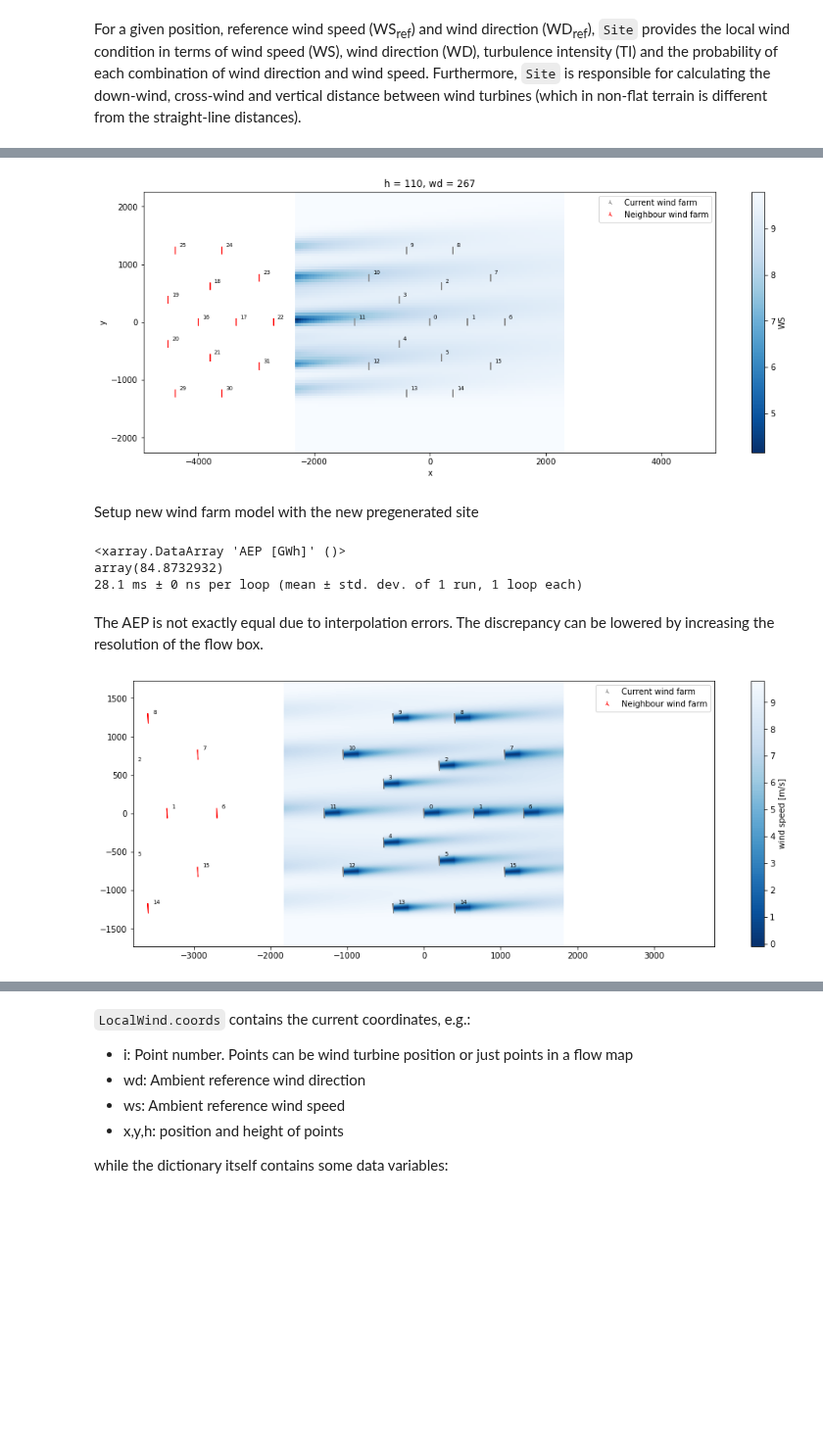
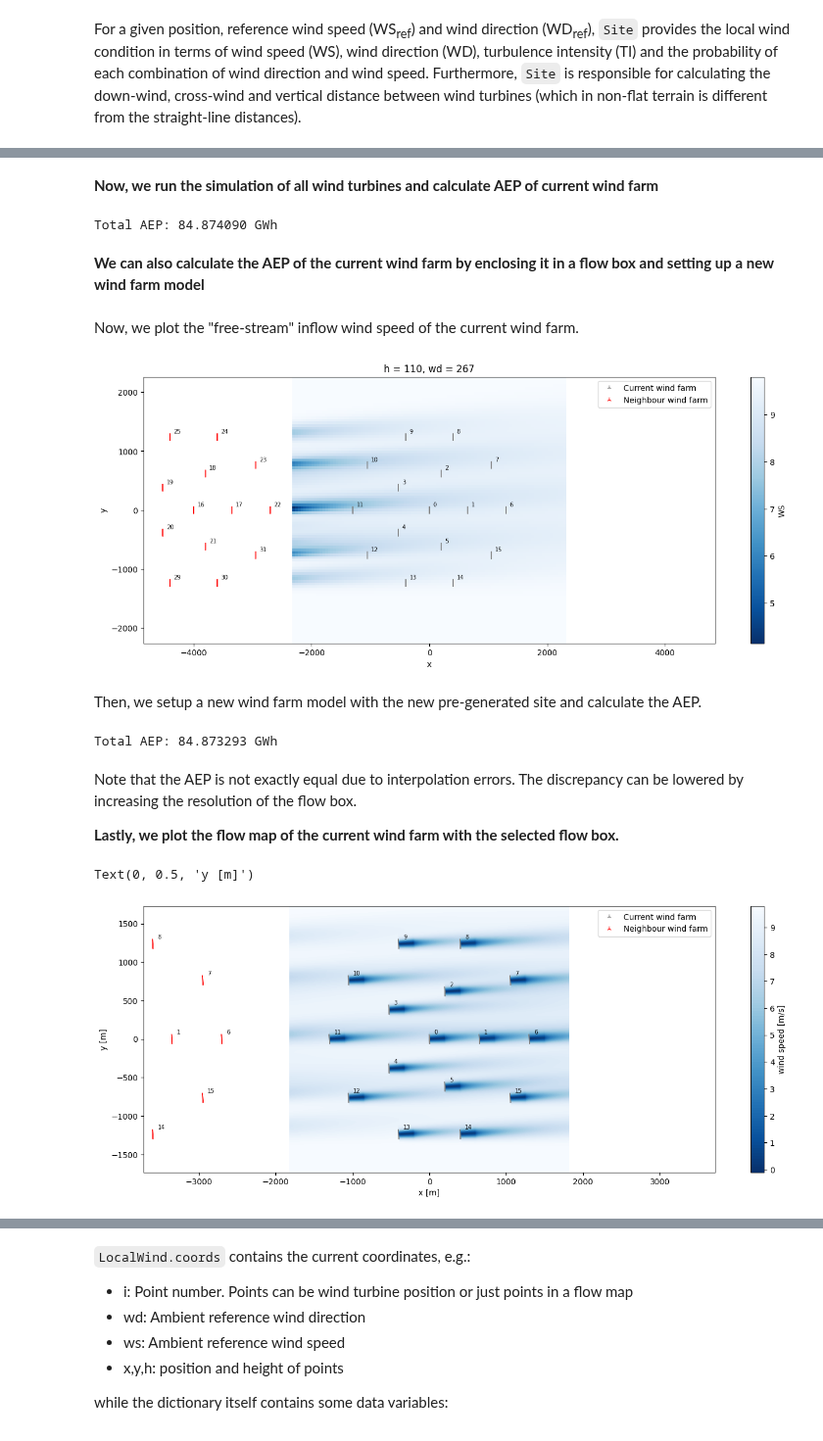
Before and after one commit to DTUWindEnergy/PyWake, a Jupyter notebook: docs/notebooks/Site.ipynb, the cells around one changed output, grey strips where cells are left out. Shown at 98% size. Saved outputs shown, nothing was run; the diff lists cells and outputs as text; code cells hidden in the pictures; blank space fills up the shorter version.

```diff
--- a/docs/notebooks/Site.ipynb
+++ b/docs/notebooks/Site.ipynb
@@ -223,0 +154,35 @@ Plot the "free-stream" inflow wind speed of the current wind farm
+# %%
+# import and setup site and windTurbines
+from py_wake.examples.data.iea37 import IEA37Site, IEA37_WindTurbines
+from py_wake.deficit_models.gaussian import BastankhahGaussianDeficit
+from py_wake.wind_turbines import WindTurbine
+from py_wake.wind_farm_models import PropagateDownwind
+from py_wake.superposition_models import LinearSum
+
+site = IEA37Site(16)
+
+# setup current, neighbour and all positions
+wt_x, wt_y = site.initial_position.T
+neighbour_x, neighbour_y = wt_x-4000, wt_y
+all_x, all_y = np.r_[wt_x,neighbour_x], np.r_[wt_y,neighbour_y]
+
+windTurbines = WindTurbine.from_WindTurbine_lst([IEA37_WindTurbines(),IEA37_WindTurbines()])
+windTurbines._names = ["Current wind farm","Neighbour wind farm"]
+types = [0]*len(wt_x) + [1]*len(neighbour_x)
+
+wf_model = PropagateDownwind(site, windTurbines,
+                             wake_deficitModel=BastankhahGaussianDeficit(use_effective_ws=True),
+                             superpositionModel=LinearSum())
+
+# Consider wd=270 +/- 30 deg only
+wd_lst = np.arange(240,301)
+# %%
+#plotting the wake maps for the desired flow case
+wsp = 9.8
+wdir = 267
+
+plt.figure(figsize=(16, 6))
+wf_model(all_x, all_y, type=types, wd=wdir, ws=wsp, h=110).flow_map().plot_wake_map()
+plt.xlabel('x [m]')
+plt.ylabel('y [m]')
+plt.title('Wake map for'+ f' {wdir} deg and {wsp} m/s')
@@ -223,0 +192,8 @@ Plot the "free-stream" inflow wind speed of the current wind farm
+# %% [markdown]
+**Now, we run the simulation of all wind turbines and calculate AEP of current wind farm**
+# %%
+print("Total AEP: %f GWh"%wf_model(all_x, all_y, type=types, ws=[wsp], wd=wd_lst).aep().isel(wt=np.arange(len(wt_x))).sum())
+# %% [output]
+Total AEP: 84.874090 GWh
+# %% [markdown]
+**We can also calculate the AEP of the current wind farm by enclosing it in a flow box and setting up a new wind farm model**
@@ -224,10 +213,12 @@ Plot the "free-stream" inflow wind speed of the current wind farm
+# %% [markdown]
+Now, we plot the "free-stream" inflow wind speed of the current wind farm.
 # %%
 plt.figure(figsize=(16, 6))
 wake_site.ds.WS.sel(wd=267).plot(y='y', cmap = 'Blues_r')
 windTurbines.plot(all_x, all_y, types, wd=270)
 # %% [output]
-[figure, old version]
+[figure, new version]
 # %% [markdown]
-Setup new wind farm model with the new pregenerated site
+Then, we setup a new wind farm model with the new pre-generated site and calculate the AEP.
 # %%
 wf_model_wake_site = PropagateDownwind(wake_site, windTurbines,
@@ -236,17 +227,19 @@ wf_model_wake_site = PropagateDownwind(wake_site, windTurbines,
 # %%
-%%timeit -n 1 -r 1
-print(wf_model_wake_site(wt_x, wt_y, ws=[9.8], wd=wd_lst).aep().sum())
+print("Total AEP: %f GWh"%wf_model_wake_site(wt_x, wt_y, ws=[wsp], wd=wd_lst).aep().sum())
 # %% [output]
-<xarray.DataArray 'AEP [GWh]' ()>
-array(84.8732932)
-28.1 ms ± 0 ns per loop (mean ± std. dev. of 1 run, 1 loop each)
+Total AEP: 84.873293 GWh
 # %% [markdown]
-The AEP is not exactly equal due to interpolation errors. The discrepancy can be lowered by increasing the resolution of the flow box.
+Note that the AEP is not exactly equal due to interpolation errors. The discrepancy can be lowered by increasing the resolution of the flow box.
+
+**Lastly, we plot the flow map of the current wind farm with the selected flow box.**
 # %%
 plt.figure(figsize=(16, 6))
-wf_model_wake_site(wt_x, wt_y, wd=267, ws=9.8, h=110).flow_map().plot_wake_map()
-windTurbines.plot(neighbour_x, neighbour_y, type=1, wd=267)
+wf_model_wake_site(wt_x, wt_y, wd=wdir, ws=wsp, h=110).flow_map().plot_wake_map()
+windTurbines.plot(neighbour_x, neighbour_y, type=1, wd=wdir)
+plt.xlabel('x [m]')
+plt.ylabel('y [m]')
 # %% [output]
+Text(0, 0.5, 'y [m]')
-[figure, old version]
+[figure, new version]
 # %% [markdown]
 ## Local wind
```
Also changed, not shown: parts of 58 cells of this notebook, 23 other files.
